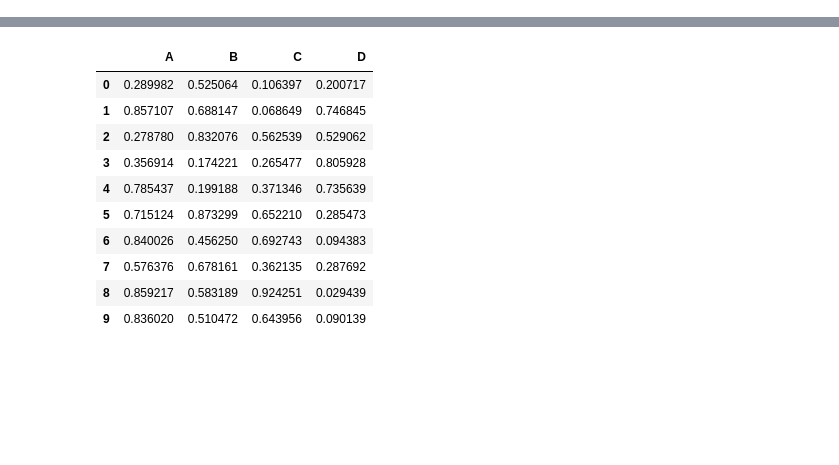
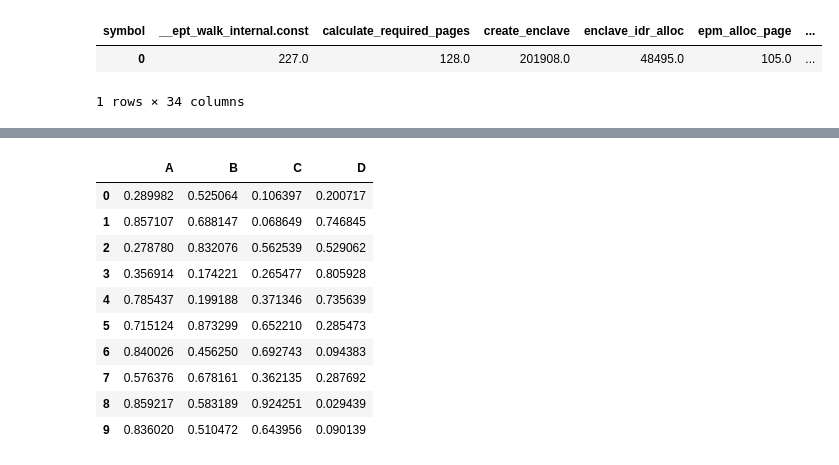
Before and after one commit to keystone-enclave/benchmarks, a Jupyter notebook: benchmark-analysis.ipynb, the cells around one changed output, grey strips where cells are left out. Cells and saved outputs as stored; diff of their text form; code cells hidden in the pictures; blank space fills up the shorter version.

```diff
--- a/benchmark-analysis.ipynb
+++ b/benchmark-analysis.ipynb
@@ -44,6 +45,15 @@ def get_indicies(bset, data):
                 indicies.append(i)
 
     return indicies
+
+def get_cost_table(data):
+    """Return table with cycle cost in place of the relative cycle number
+    """
+    data["end"] = data["symbol"].shift(-1)
+    data["cost"] = -(data['cycle'] - data['cycle'].shift(-1))
+    # drop the last row because this is cycle cost per instruction
+    data = data.drop(['cycle'], axis=1)[:-1]
+    return data
 
 # def get_phase_cycles(indicies, bset, data):
 #     """Given indicies of interest and the corresponding data
@@ -119,6 +129,7 @@ def get_phase_cycles2(indicies, bset, data):
     res.columns = labels
     return res
 
+
 # Macro boundaries for the enclave
 # We will also want to have smaller microboundaries for the enclave within these larger bucket.
 # For these, we will not create separate boundaries.
@@ -164,3 +220,11 @@ display(att2res)
+# %%
+caes = get_cost_table(aes)
+# %%
+caes[0:110].pivot(columns='symbol', values='cost').bfill().iloc[[0],:] # example for creating enclave
+# %% [output]
+| symbol | __ept_walk_internal.const | calculate_required_pages | create_enclave | enclave_idr_alloc | epm_alloc_page | ... |
+| 0 | 227.0 | 128.0 | 201908.0 | 48495.0 | 105.0 | ... |
+1 rows × 34 columns
 # %%
 import plotly.plotly as py
 import cufflinks as cf
```
Also changed, not shown: parts of 3 cells of this notebook, 1 other file.
